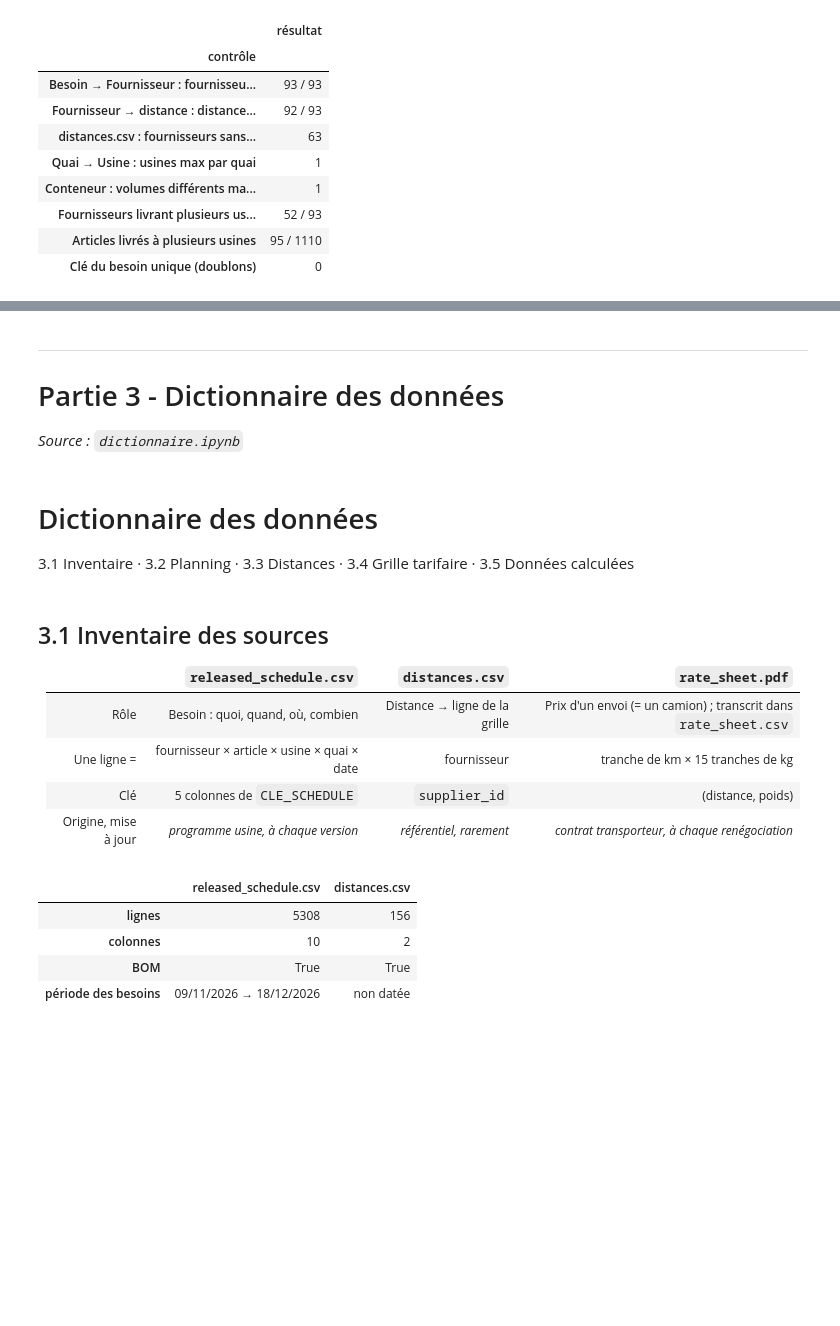
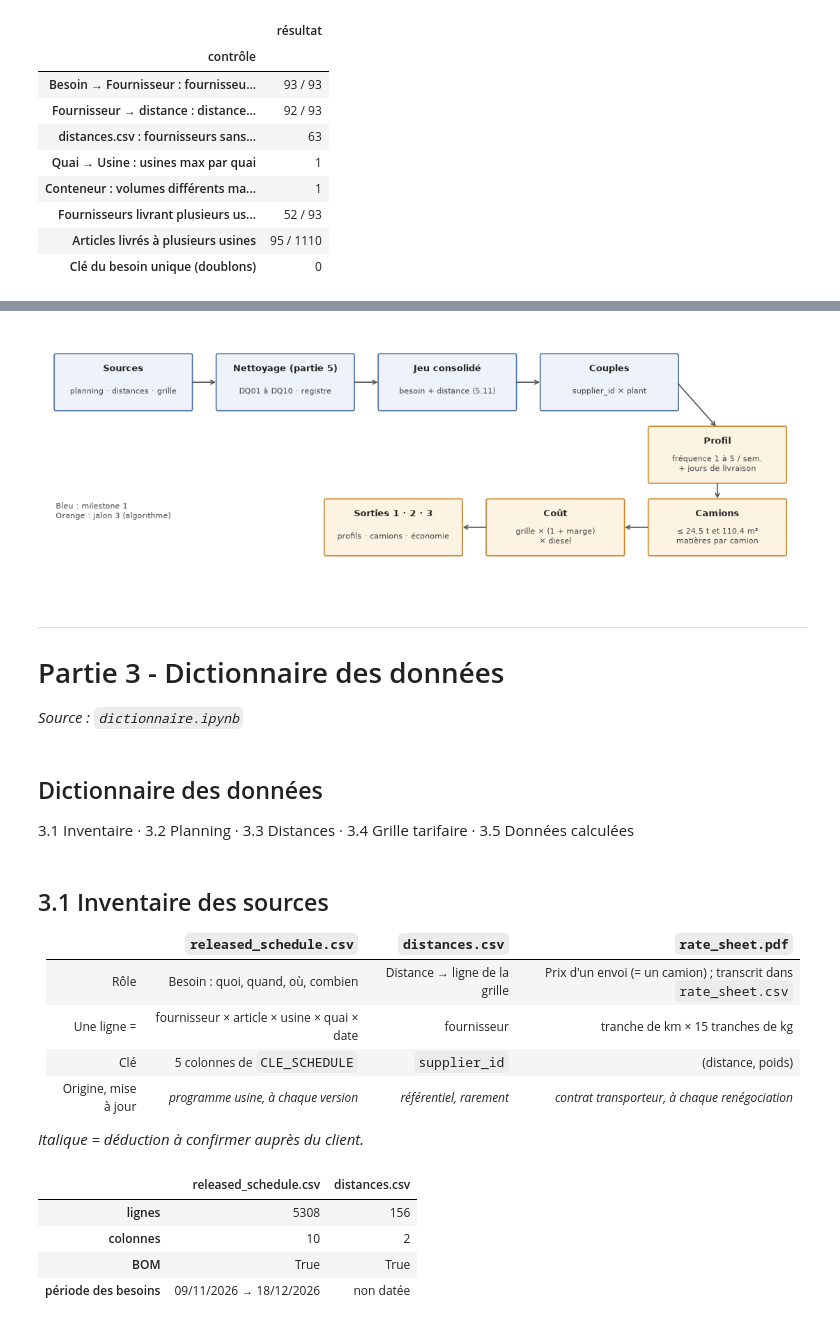
Before and after one commit to exauceh/delivery_schedule_optimization, a Jupyter notebook: milestone1/milestone1.ipynb, the cells around one changed output, grey strips where cells are left out. Cells and saved outputs as stored; diff of their text form; code cells hidden in the pictures; blank space fills up the shorter version.

```diff
--- a/milestone1/milestone1.ipynb
+++ b/milestone1/milestone1.ipynb
@@ -331,3 +335,45 @@ pd.DataFrame(controles, columns=["contrôle", "résultat"]).set_index("contrôle
+# %%
+fig, ax = plt.subplots(figsize=(14, 4.6))
+ax.set_xlim(0, 14)
+ax.set_ylim(0, 4.6)
+ax.axis("off")
+BW, BH = 2.5, 1.0
+
+
+def etape(x, y, titre, detail, fait=True):
+    couleur, bord = ("#eef3fb", "#4a6fa5") if fait else ("#fdf3e3", "#c9862b")
+    ax.add_patch(FancyBboxPatch((x, y), BW, BH, boxstyle="round,pad=0.03", fc=couleur, ec=bord, lw=1.2))
+    ax.text(x + BW / 2, y + BH - 0.25, titre, ha="center", va="center", fontsize=9.5, weight="bold", color="#222")
+    ax.text(x + BW / 2, y + 0.33, detail, ha="center", va="center", fontsize=8, color="#444")
+
+
+def fleche(x1, y1, x2, y2):
+    ax.annotate("", (x2, y2), (x1, y1), arrowprops=dict(arrowstyle="->", color="#555", lw=1.2))
+
+
+haut, bas = 3.2, 0.5
+etape(0.2, haut, "Sources", "planning · distances · grille")
+etape(3.2, haut, "Nettoyage (partie 5)", "DQ01 à DQ10 · registre")
+etape(6.2, haut, "Jeu consolidé", "besoin + distance (5.11)")
+etape(9.2, haut, "Couples", f"{cfg.couple_key[0]} × {cfg.couple_key[1]}")
+etape(11.2, haut - 1.35, "Profil", "fréquence 1 à 5 / sem.\n+ jours de livraison", fait=False)
+etape(11.2, bas, "Camions", "≤ 24,5 t et 110,4 m³\nmatières par camion", fait=False)
+etape(8.2, bas, "Coût", "grille × (1 + marge)\n× diesel", fait=False)
+etape(5.2, bas, "Sorties 1 · 2 · 3", "profils · camions · économie", fait=False)
+for a, b in [
+    ((2.7, haut + 0.5), (3.2, haut + 0.5)),
+    ((5.7, haut + 0.5), (6.2, haut + 0.5)),
+    ((8.7, haut + 0.5), (9.2, haut + 0.5)),
+    ((11.7, haut + 0.5), (12.45, haut - 0.35)),
+    ((12.45, haut - 1.35), (12.45, bas + BH)),
+    ((11.2, bas + 0.5), (10.7, bas + 0.5)),
+    ((8.2, bas + 0.5), (7.7, bas + 0.5)),
+]:
+    fleche(*a, *b)
+ax.text(0.2, 1.3, "Bleu : milestone 1\nOrange : jalon 3 (algorithme)", fontsize=8, color="#444", va="center")
+plt.show()
+# %% [output]
+[figure, added]
 # %% [markdown]
 ---
 
@@ -335,7 +381,7 @@ pd.DataFrame(controles, columns=["contrôle", "résultat"]).set_index("contrôle
 
 *Source : `dictionnaire.ipynb`*
 # %% [markdown]
-# Dictionnaire des données
+## Dictionnaire des données
 3.1 Inventaire · 3.2 Planning · 3.3 Distances · 3.4 Grille tarifaire · 3.5 Données calculées
 # %%
 import numpy as np
@@ -360,6 +406,8 @@ CLE_SCHEDULE = list(cfg.key_columns)
 | Une ligne = | fournisseur × article × usine × quai × date | fournisseur | tranche de km × 15 tranches de kg |
 | Clé | 5 colonnes de `CLE_SCHEDULE` | `supplier_id` | (distance, poids) |
 | Origine, mise à jour | *programme usine, à chaque version* | *référentiel, rarement* | *contrat transporteur, à chaque renégociation* |
+
+*Italique = déduction à confirmer auprès du client.*
 # %%
 def a_un_bom(chemin):
     with open(chemin, "rb") as f:
```
Also changed, not shown: parts of 37 cells of this notebook, 2 other files.
